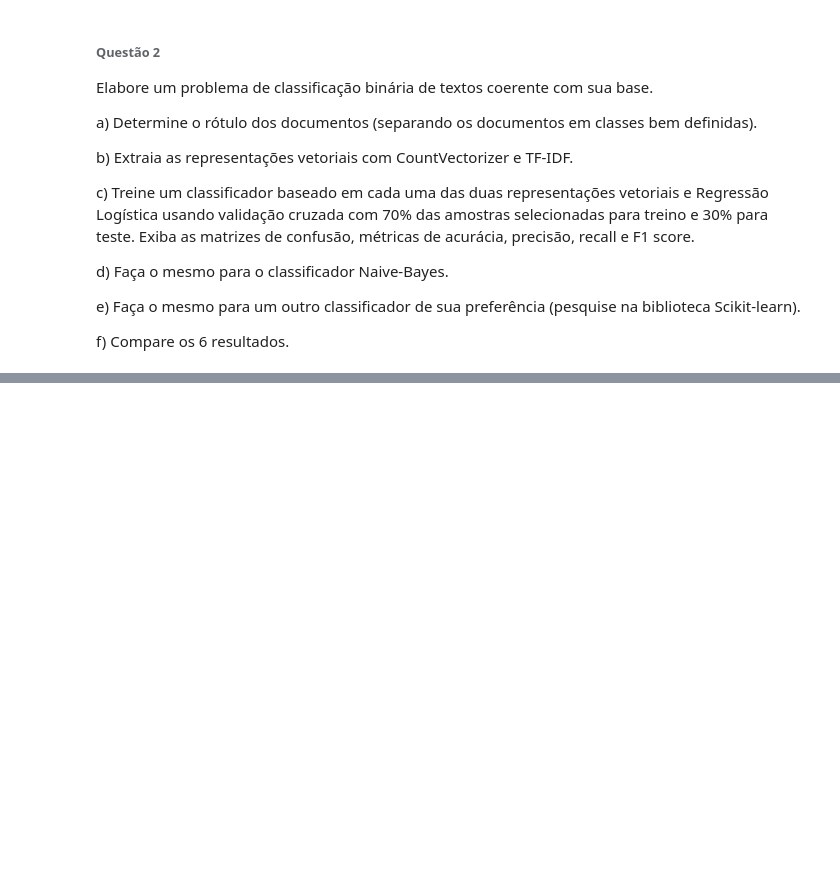
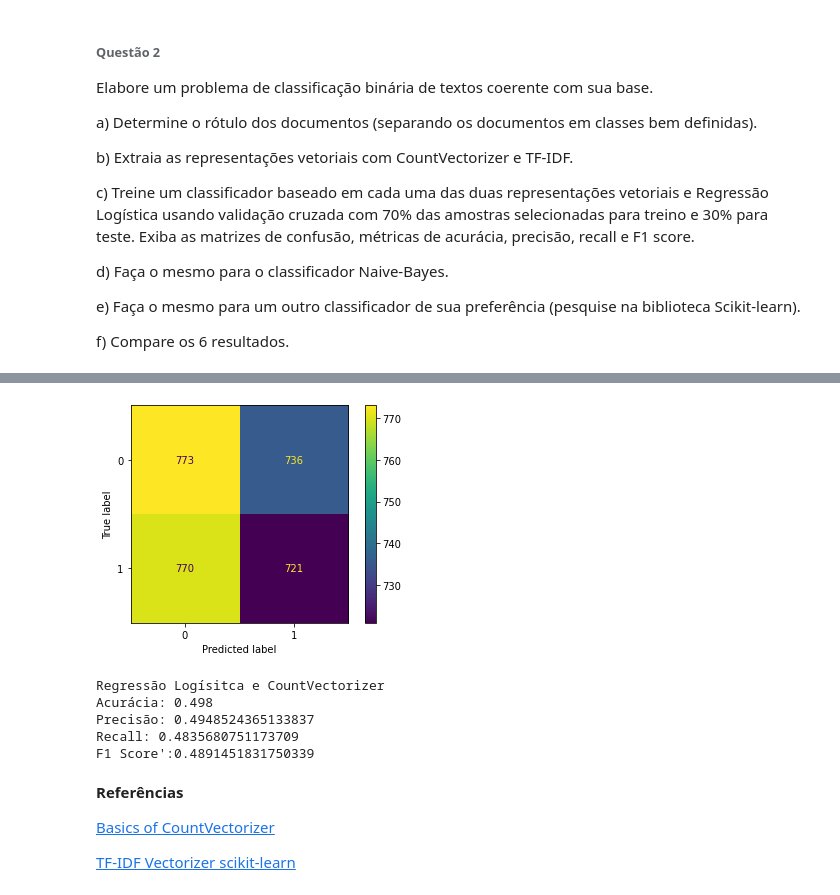
Before and after one commit to audreyemmely/natural-language-processing, a Jupyter notebook: pln_lista3.ipynb, the cells around one changed output, grey strips where cells are left out. Cells and saved outputs as stored; diff of their text form; code cells hidden in the pictures; blank space fills up the shorter version.

```diff
--- a/pln_lista3.ipynb
+++ b/pln_lista3.ipynb
@@ -238,0 +258,3 @@ f) Compare os 6 resultados.
+# %%
+#regressão logística com countvectorizer
+cl = LogisticRegression().fit(count_X_train.toarray(), count_y_train)
@@ -238,0 +263,19 @@ f) Compare os 6 resultados.
+# %%
+plot_confusion_matrix(cl, count_X_test.toarray(), count_y_test)
+plt.show()
+# %% [output]
+[figure, added]
+# %%
+print("Regressão Logísitca e CountVectorizer\nAcurácia: {}\nPrecisão: {}\nRecall: {}\nF1 Score':{}\n".format(accuracy_score(count_y_test, count_y_pred), precision_score(count_y_test, count_y_pred), recall_score(count_y_test, count_y_pred), f1_score(count_y_test, count_y_pred)))
+# %% [output]
+Regressão Logísitca e CountVectorizer
+Acurácia: 0.498
+Precisão: 0.4948524365133837
+Recall: 0.4835680751173709
+F1 Score':0.4891451831750339
+# %% [markdown]
+**Referências**
+
+[Basics of CountVectorizer](https://towardsdatascience.com/basics-of-countvectorizer-e26677900f9c)
+
+[TF-IDF Vectorizer scikit-learn](https://medium.com/@cmukesh8688/tf-idf-vectorizer-scikit-learn-dbc0244a911a)
```
Also changed, not shown: parts of 15 cells of this notebook.
